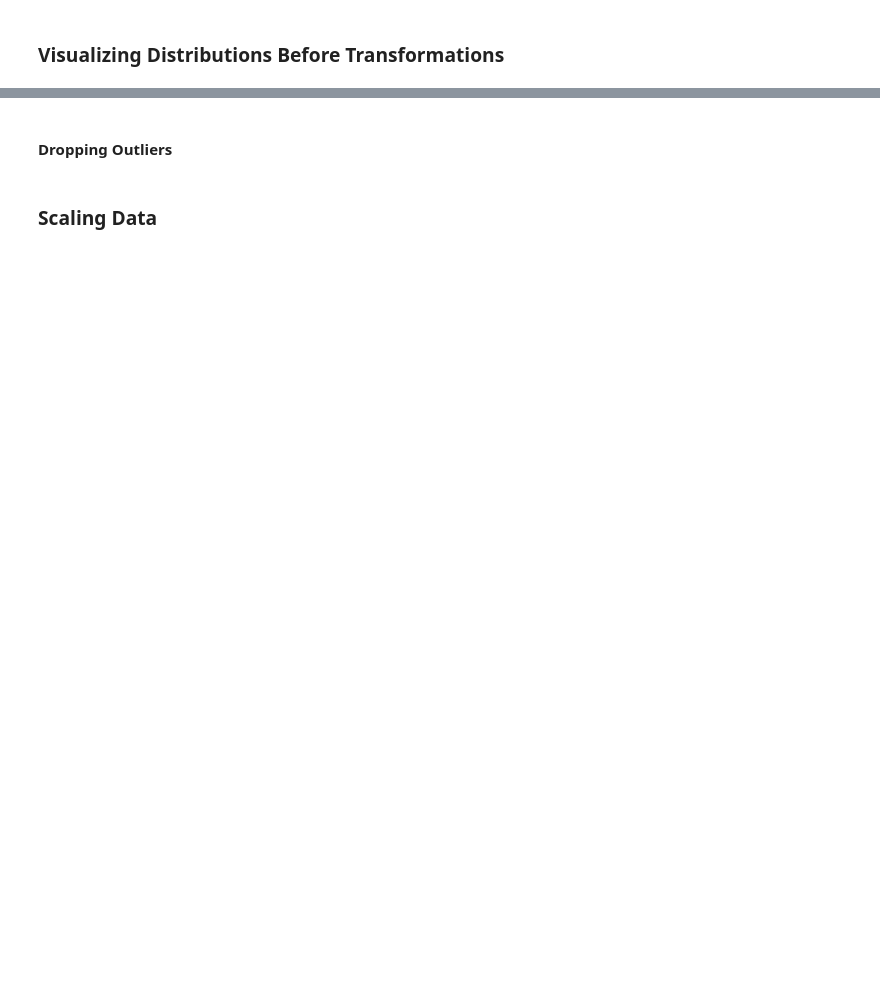
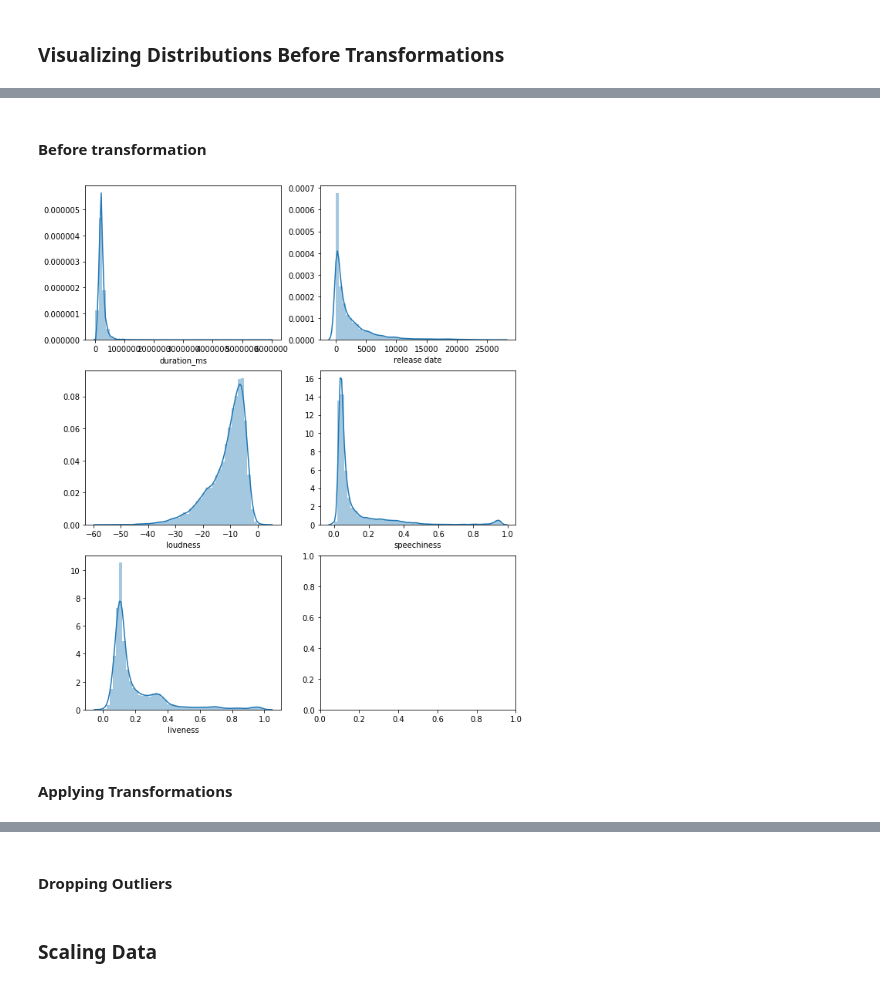
Before and after one commit to sam-zlota/DS3000-Final-Project, a Jupyter notebook: DS3000_FP4_Section02_Group7.ipynb, the cells around one changed output, grey strips where cells are left out. Saved outputs shown, nothing was run; the diff lists cells and outputs as text; code cells hidden in the pictures; blank space fills up the shorter version.

```diff
--- a/DS3000_FP4_Section02_Group7.ipynb
+++ b/DS3000_FP4_Section02_Group7.ipynb
@@ -344,3 +347,18 @@ for i in range(len(feature_cols)):
+# %% [markdown]
+#### Before transformation
+# %%
+#the features with long tail distributions
+long_tails = ["duration_ms", "release date","loudness", "speechiness", "liveness"]
+
+
+fig, axs = plt.subplots(3, 2, figsize=(10, 12.5))
+
+for i in range(len(long_tails)):
+    sns.distplot(all_data_transformed[long_tails[i]], ax=axs.flat[i])
+# %% [output]
+[figure, added]
+# %% [markdown]
+#### Applying Transformations
 # %%
 import numpy as np
 
```
Also changed, not shown: parts of 26 cells of this notebook.
